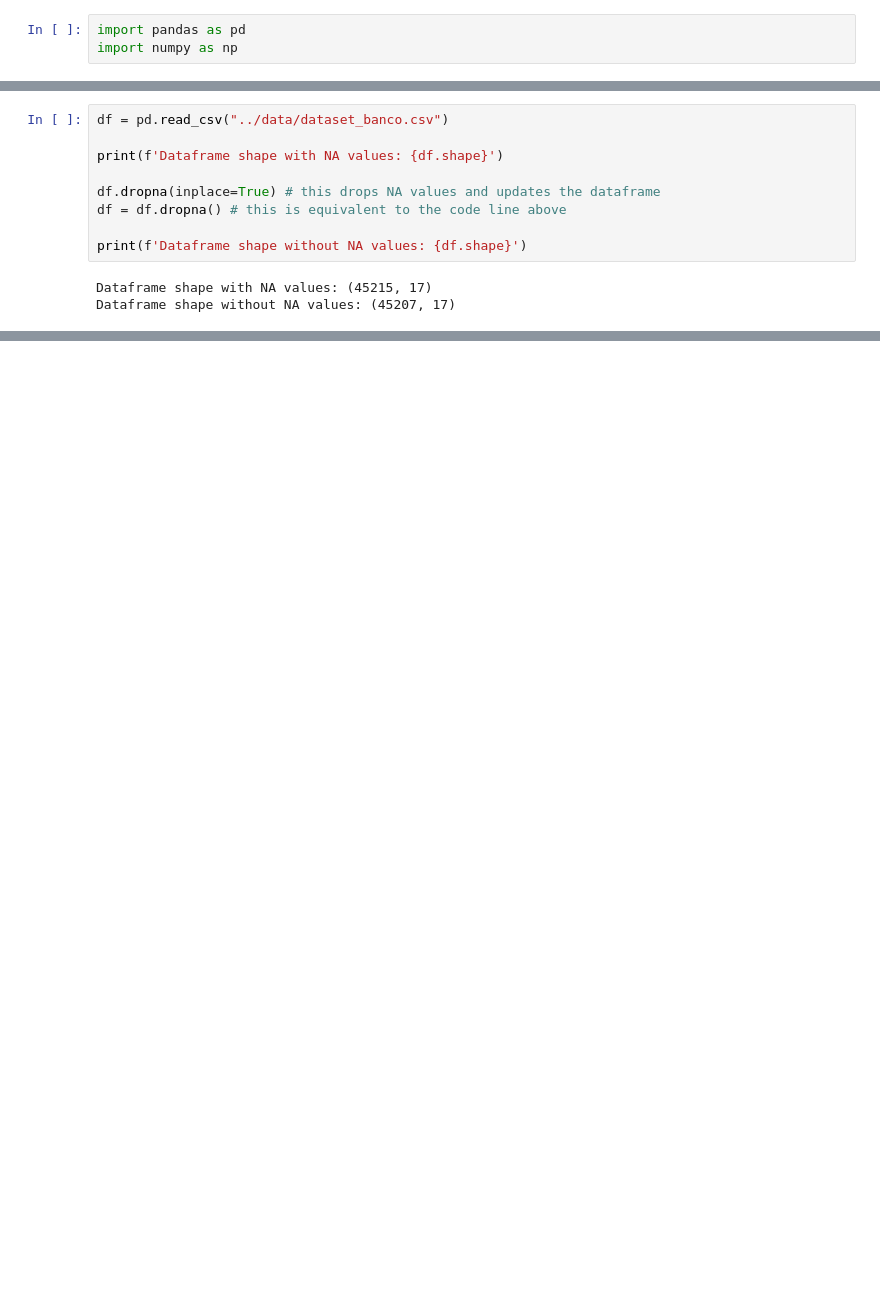
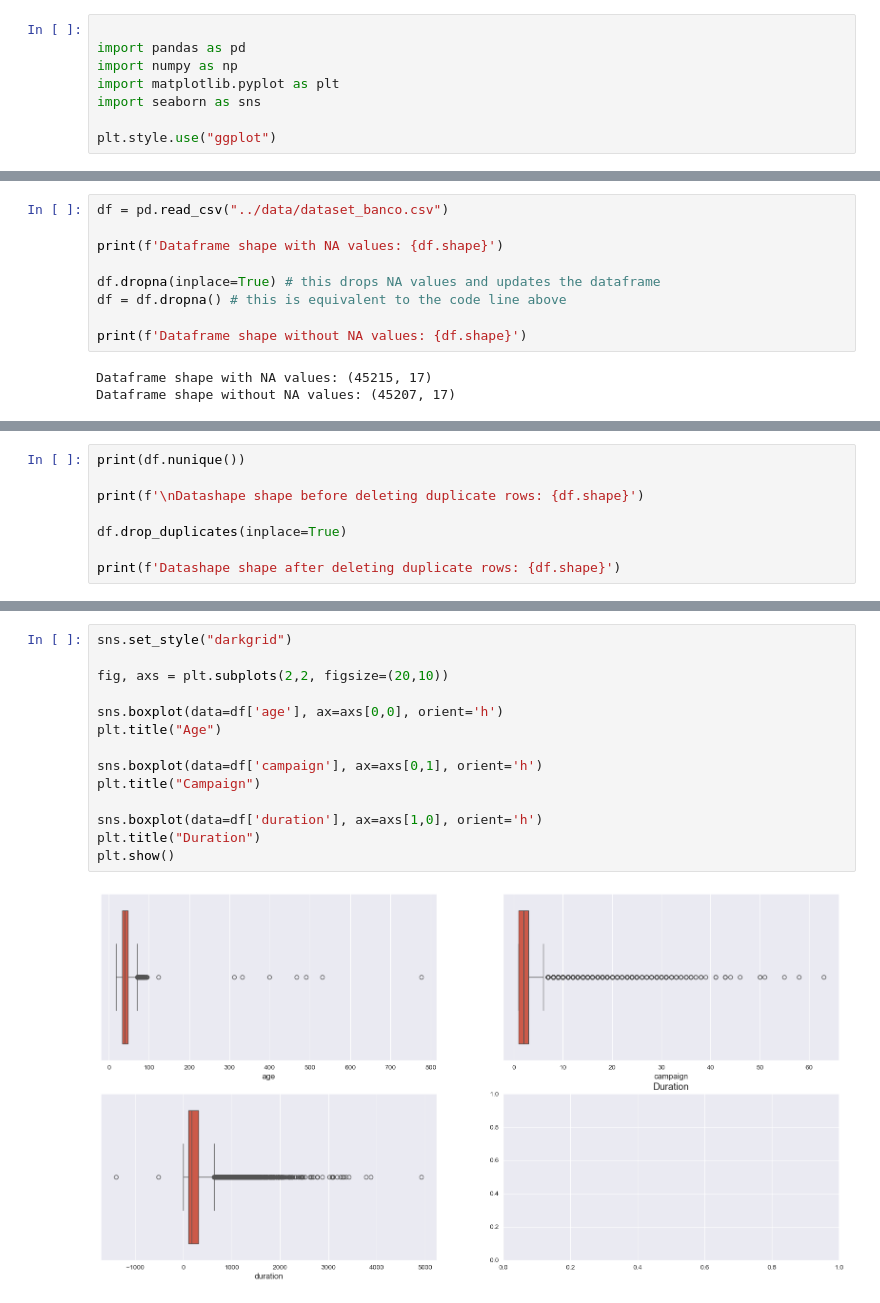
Before and after one commit to Zaprovic/data-analysis-bootcamp, a Jupyter notebook: src/main.ipynb, the cells around one changed output, grey strips where cells are left out. Drawn from its saved outputs; the diff is of its cells as text; blank space fills up the shorter version.

```diff
--- a/src/main.ipynb
+++ b/src/main.ipynb
@@ -1,6 +1,11 @@
 # %%
+
 import pandas as pd
 import numpy as np
+import matplotlib.pyplot as plt
+import seaborn as sns
+
+plt.style.use("ggplot")
 # %% [markdown]
 ## **Cleaning data**
 
@@ -24,0 +32,8 @@ Dataframe shape without NA values: (45207, 17)
+# %%
+print(df.nunique())
+
+print(f'\nDatashape shape before deleting duplicate rows: {df.shape}')
+
+df.drop_duplicates(inplace=True)
+
+print(f'Datashape shape after deleting duplicate rows: {df.shape}')
@@ -24,0 +75,16 @@ Dataframe shape without NA values: (45207, 17)
+# %%
+sns.set_style("darkgrid")
+
+fig, axs = plt.subplots(2,2, figsize=(20,10))
+
+sns.boxplot(data=df['age'], ax=axs[0,0], orient='h')
+plt.title("Age")
+
+sns.boxplot(data=df['campaign'], ax=axs[0,1], orient='h')
+plt.title("Campaign")
+
+sns.boxplot(data=df['duration'], ax=axs[1,0], orient='h')
+plt.title("Duration")
+plt.show()
+# %% [output]
+[figure, added]
```
Also changed, not shown: parts of 4 cells of this notebook.
